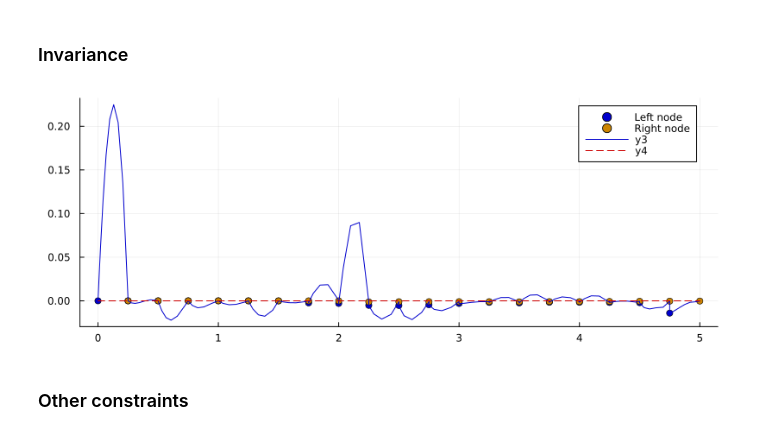
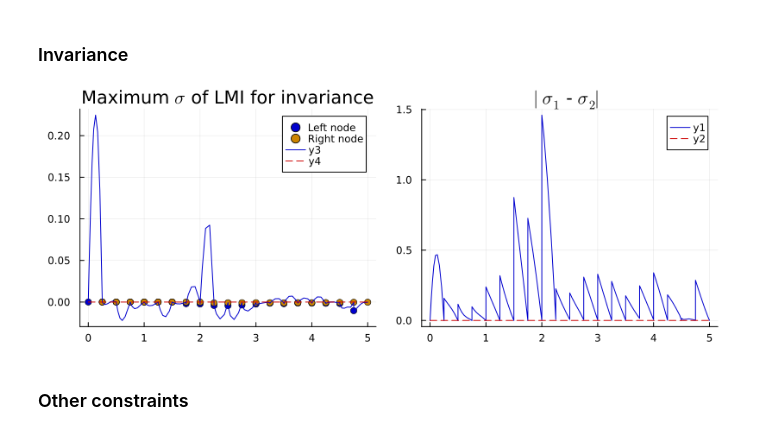
Before and after one commit to taewankim1/synthesis-trajectory-funnel, a Jupyter notebook: funl_unicycle_linear.ipynb, the cells around one changed output. Drawn from its saved outputs; the diff is of its cells as text; code cells hidden in the pictures.

```diff
--- a/funl_unicycle_linear.ipynb
+++ b/funl_unicycle_linear.ipynb
@@ -113,17 +113,19 @@ propagate_from_funnel_entry (generic function with 1 method)
 # %%
-max_iter = 1;
-w_funl = 1.0;
-w_vc = 1e2;
-w_tr::Float64 = 0.00
-tol_vc = 1e-6;
-tol_tr = 1e-4;
-tol_dyn = 1e-1;
-verbosity = 0;
+param = Dict()
+param["N"] = N
+param["Nsub"] = 1
+param["max_iter"] = 1;
+param["w_funl"] = 1.0;
+param["w_vc"] = 0.0;
+param["w_tr"] = 0.0;
+param["tol_vc"] = 1e-6;
+param["tol_tr"] = 1e-4;
+param["tol_dyn"] = 1e-1;
+param["verbosity"] = false;
 # %%
-fs = FunnelSynthesis(N,max_iter,dynamics,DLMI,list_const,scaler,
-    w_funl,w_vc,w_tr,tol_tr,tol_vc,tol_dyn,verbosity)
+fs = FunnelSynthesis(param,dynamics,DLMI,list_const,scaler)
 # %% [output]
 FunnelSynthesis(Unicycle(3, 2, 2, 2, 2, 2, [0.0 0.0 1.0; 0.0 0.0 0.0], [0.0 0.0; 1.0 0.0], [1 0; 0 1; 0 0], [0.0 0.0 1.0; 0.0 0.0 0.0], [0.0 0.0; 1.0 0.0], [0.0, 0.0]), Basic_type(0.1, 3, 2, 6, 6, 0,  ...
 # %%
-run(fs,Xnom,ULnom,URnom,Qini,Qf,xnom,unom,dtnom,"Mosek")
+time_dict = run(fs,Xnom,ULnom,URnom,Qini,Qf,xnom,unom,dtnom,"Mosek")
 # %% [output]
@@ -246,12 +262,14 @@ findfirst(x -> x < 0, min_lam_q)
 ### Invariance
 # %%
 Cprop = zeros(1, size(Qprop,3))
+diff_eig_Cprop = zeros(1, size(Qprop,3))
 CLnode = zeros(1, size(Qnode,3)-1)
 CRnode = zeros(1, size(Qnode,3)-1)
 for i in 1:size(Cprop,2)
     G = - invariance_condition(fs,Qprop[:,:,i],Yprop[:,:,i],Zprop[:,:,i],xprop[:,i],uprop[:,i])
     eigvals = eigen(G).values
     Cprop[1,i] = eigvals[end]
+    diff_eig_Cprop[1,i] = abs(eigvals[end] - eigvals[end-1])
 end
 for i in 1:size(CLnode,2)
     GL = - invariance_condition(fs,Qnode[:,:,i],Ynode[:,:,i],ZLnode[:,:,i],xnom[:,i],unom[:,i])
@@ -264,13 +282,17 @@ for i in 1:size(CRnode,2)
     CRnode[1,i] = eigvals[end]
 end
 # %%
-p = scatter(tnom[1:end-1],CLnode[1,:],seriestype="o",color="blue3",label="Left node",size=(800,300))
-scatter!(p,tnom[2:end],CRnode[1,:],seriestype="o",color="orange3",label="Right node")
-plot!(p,tprop,Cprop[1,:],color="blue3")
-plot!(p,tnom,tnom .* 0,linestyle=:dash,color="red3")
-display(p)
+p1 = scatter(tnom[1:end-1],CLnode[1,:],seriestype="o",color="blue3",label="Left node",size=(800,300))
+scatter!(p1,tnom[2:end],CRnode[1,:],seriestype="o",color="orange3",label="Right node")
+plot!(p1,tprop,Cprop[1,:],color="blue3")
+plot!(p1,tnom,tnom .* 0,linestyle=:dash,color="red3")
+title!(L"Maximum $\sigma$ of LMI for invariance")
+p2 = plot(tprop,diff_eig_Cprop[1,:],color="blue3")
+plot!(p2,tnom,tnom .* 0,linestyle=:dash,color="red3")
+title!(L"$|\sigma_1$ - $\sigma_2|$")
+p = plot(p1,p2,layout=(1,2),size=(800,300))
 # %% [output]
-[figure, old version]
+[figure, new version]
 # %% [markdown]
 ### Other constraints
 # %%
```
Also changed, not shown: parts of 19 cells of this notebook, 6 other files.
